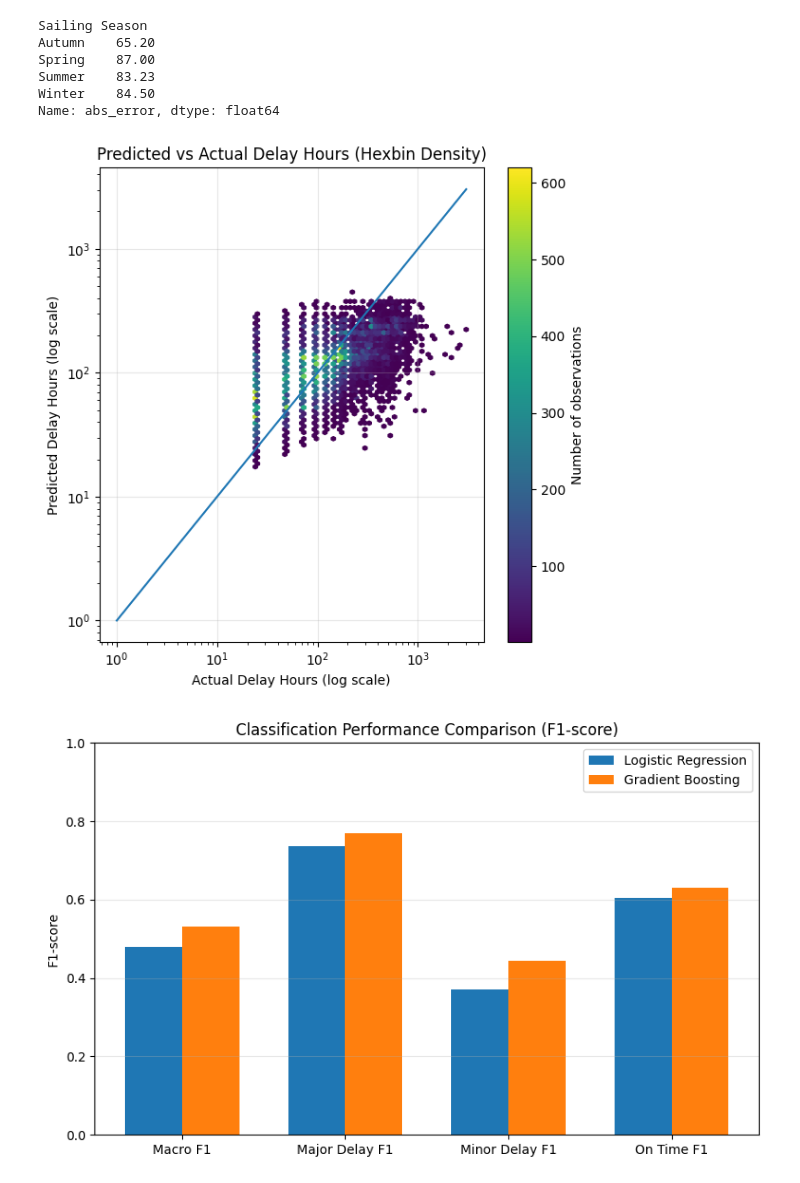
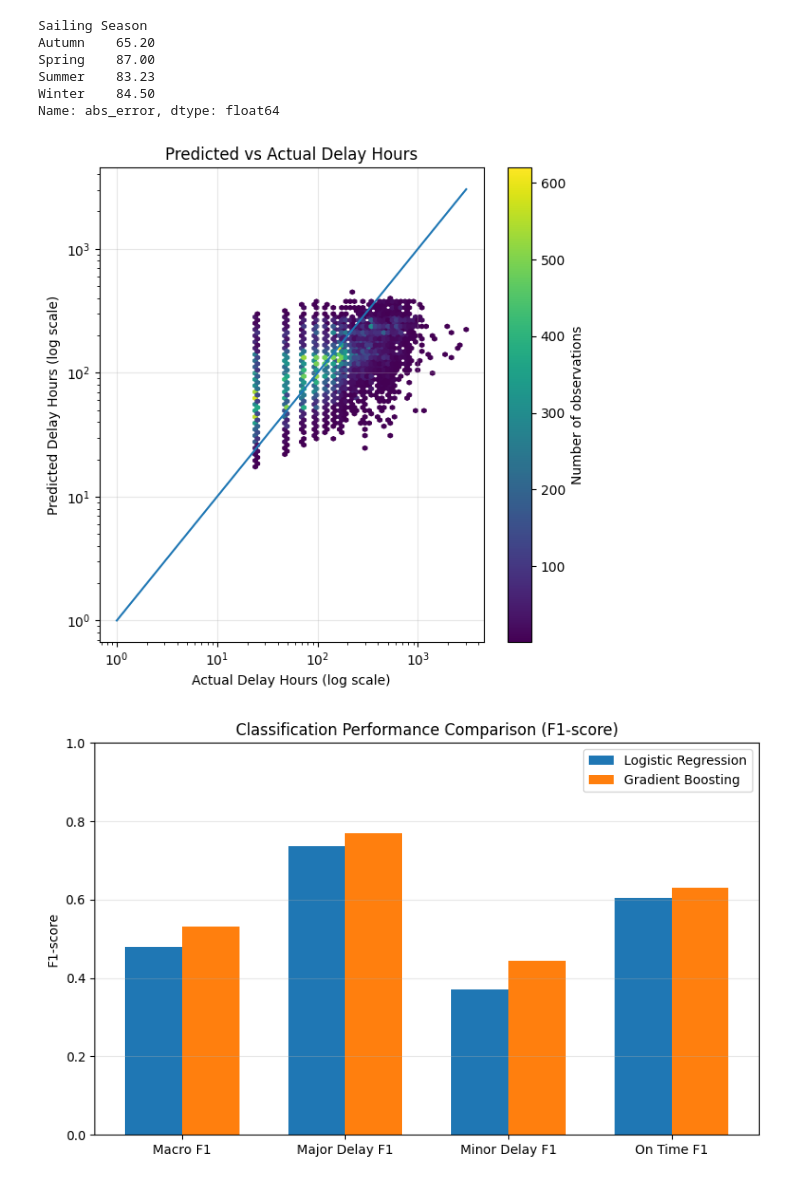
Before and after one commit to Kegmar/vrpp, a Jupyter notebook: models/s-model.ipynb, the cells around one changed output. Saved outputs shown, nothing was run; the diff lists cells and outputs as text; code cells hidden in the pictures.

```diff
--- a/models/s-model.ipynb
+++ b/models/s-model.ipynb
@@ -236,30 +236,30 @@ Name: abs_error, dtype: float64
 # %%
 plt.figure(figsize=(6, 6))
 
 hb = plt.hexbin(
     y_true_hours,
     y_pred_hours,
     gridsize=50,
     xscale="log",
     yscale="log",
     mincnt=1
 )
 
 max_val = max(y_true_hours.max(), y_pred_hours.max())
 plt.plot([1, max_val], [1, max_val])
 
 plt.xlabel("Actual Delay Hours (log scale)")
 plt.ylabel("Predicted Delay Hours (log scale)")
-plt.title("Predicted vs Actual Delay Hours (Hexbin Density)")
+plt.title("Predicted vs Actual Delay Hours")
 
 cb = plt.colorbar(hb)
 cb.set_label("Number of observations")
 
 plt.grid(alpha=0.3)
 plt.tight_layout()
 plt.show()
 # %% [output]
-[figure, old version]
+[figure, new version]
 # %%
 
 
```
Also changed, not shown: 5 other files.
